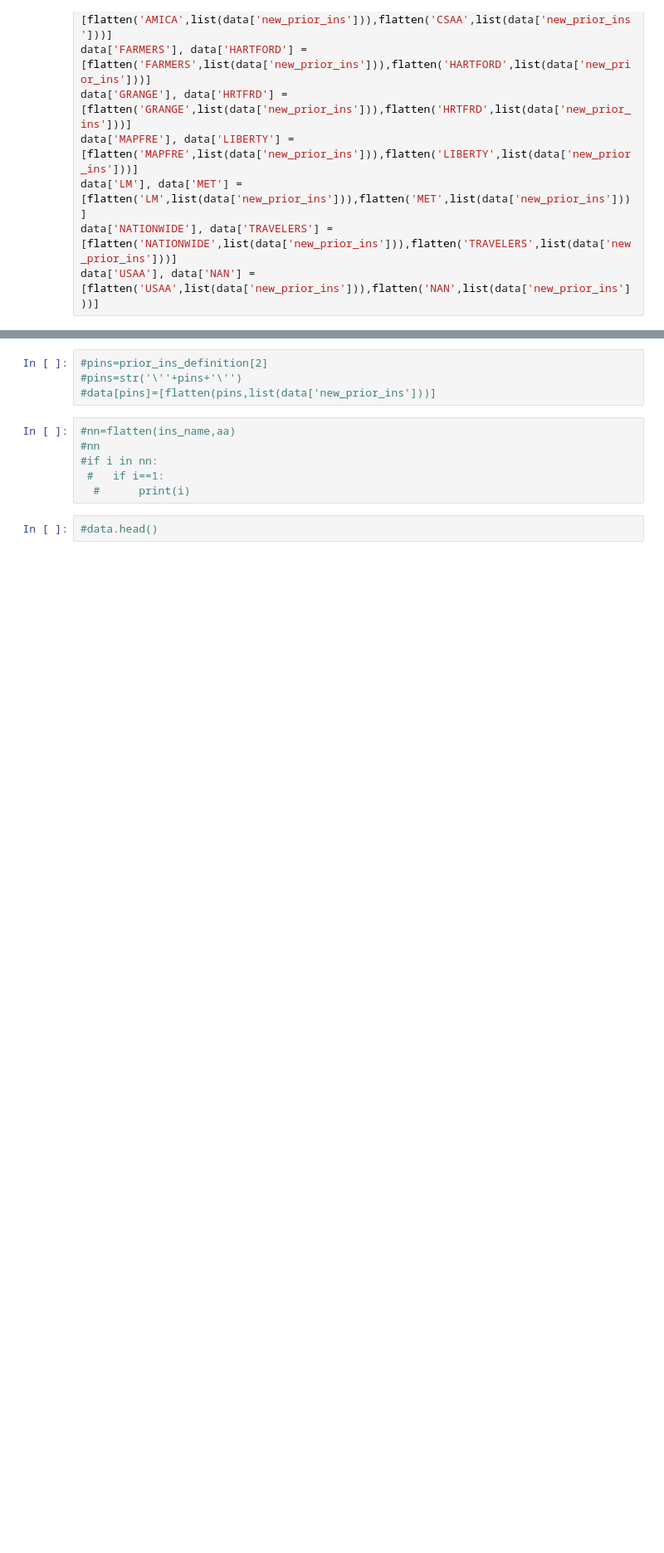
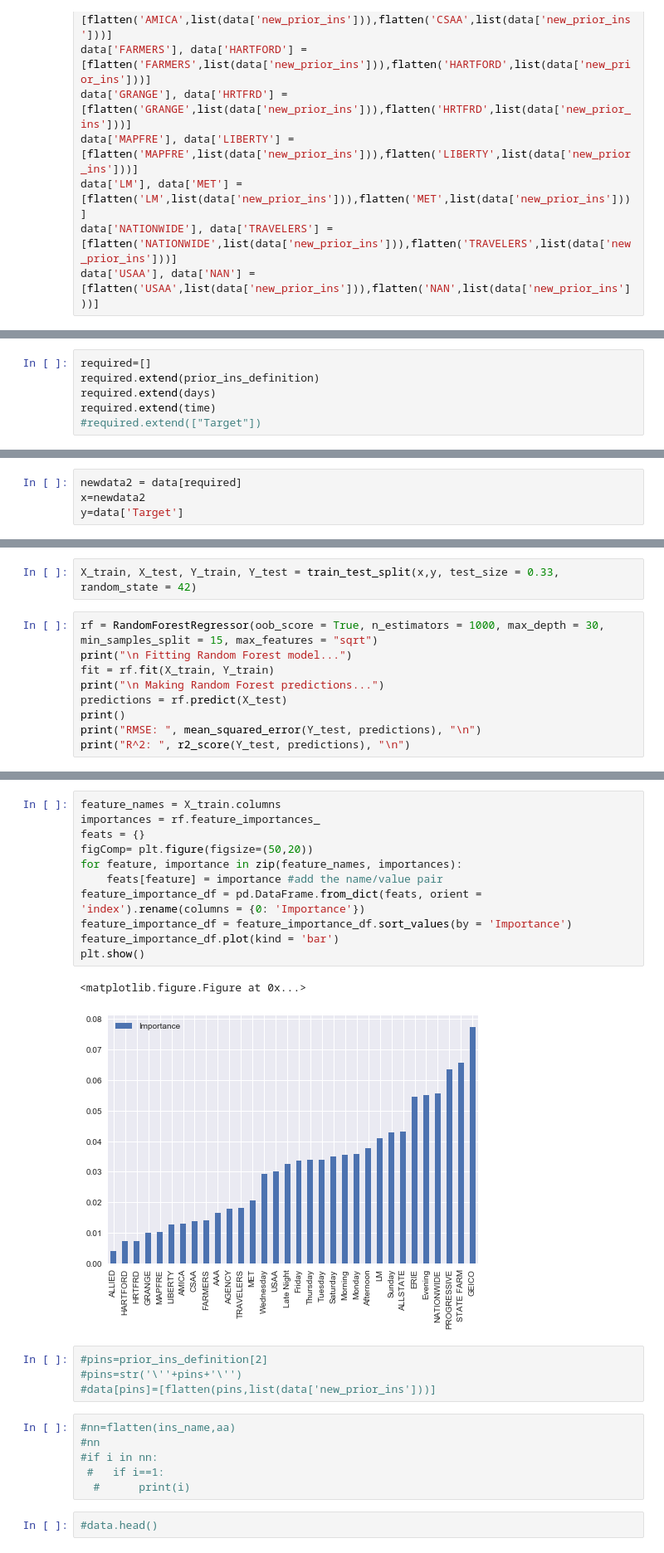
Before and after one commit to suchithrabalakrishnan/GQP, a Jupyter notebook: Work2.ipynb, the cells around one changed output, grey strips where cells are left out. Shown at 83% size. Cells and saved outputs as stored; diff of their text form; blank space fills up the shorter version.

```diff
--- a/Work2.ipynb
+++ b/Work2.ipynb
@@ -152,0 +195,6 @@ data.head()
+# %%
+required=[]
+required.extend(prior_ins_definition)
+required.extend(days)
+required.extend(time)
+#required.extend(["Target"])
@@ -152,0 +205,4 @@ data.head()
+# %%
+newdata2 = data[required]
+x=newdata2
+y=data['Target']
@@ -152,0 +236,11 @@ data.head()
+# %%
+X_train, X_test, Y_train, Y_test = train_test_split(x,y, test_size = 0.33, random_state = 42)
+# %%
+rf = RandomForestRegressor(oob_score = True, n_estimators = 1000, max_depth = 30, min_samples_split = 15, max_features = "sqrt")
+print("\n Fitting Random Forest model...")
+fit = rf.fit(X_train, Y_train)
+print("\n Making Random Forest predictions...")
+predictions = rf.predict(X_test)
+print()
+print("RMSE: ", mean_squared_error(Y_test, predictions), "\n")
+print("R^2: ", r2_score(Y_test, predictions), "\n")
@@ -153,3 +255,17 @@ data.head()
+# %%
+feature_names = X_train.columns
+importances = rf.feature_importances_
+feats = {}
+figComp= plt.figure(figsize=(50,20))
+for feature, importance in zip(feature_names, importances):
+    feats[feature] = importance #add the name/value pair
+feature_importance_df = pd.DataFrame.from_dict(feats, orient = 'index').rename(columns = {0: 'Importance'})
+feature_importance_df = feature_importance_df.sort_values(by = 'Importance')
+feature_importance_df.plot(kind = 'bar')
+plt.show()
+# %% [output]
+<matplotlib.figure.Figure at 0x...>
+[figure, added]
 # %%
 #pins=prior_ins_definition[2]
 #pins=str('\''+pins+'\'')
```
Also changed, not shown: parts of 21 cells of this notebook.
